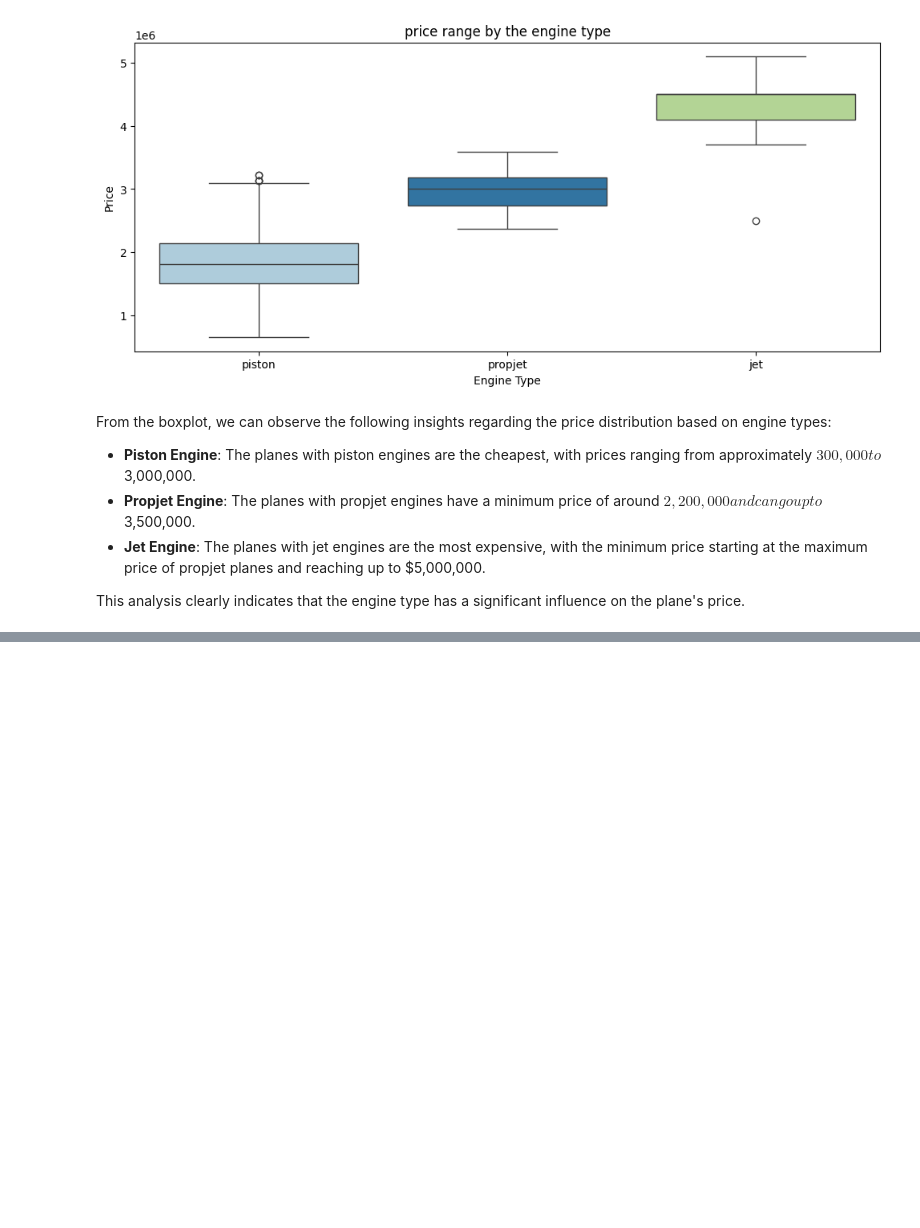
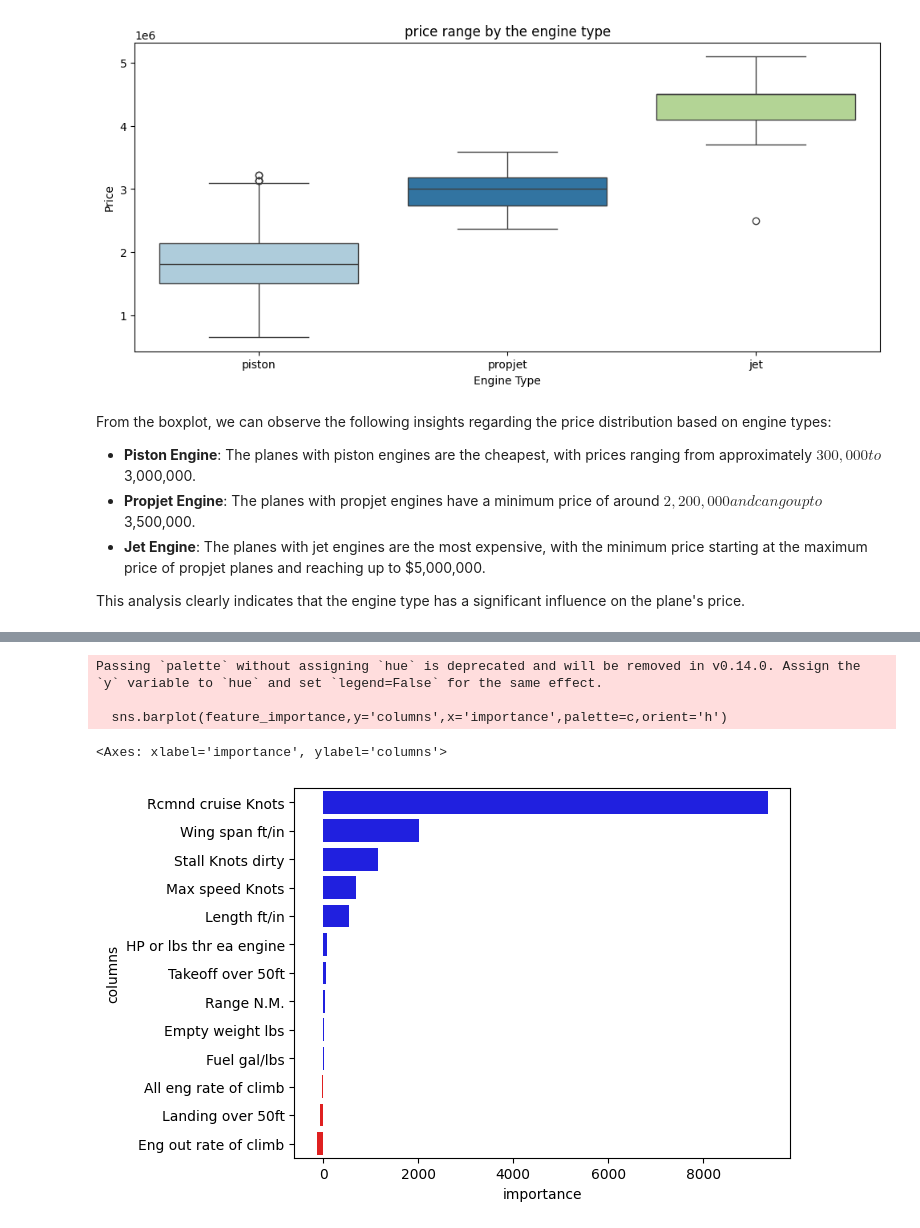
Before and after one commit to YassineSdk/plane_price_prediction, a Jupyter notebook: model.ipynb, the cells around one changed output, grey strips where cells are left out. Drawn from its saved outputs; the diff is of its cells as text; code cells hidden in the pictures; blank space fills up the shorter version.

```diff
--- a/model.ipynb
+++ b/model.ipynb
@@ -199,0 +244,3 @@ This analysis clearly indicates that the engine type has a significant influence
+# %%
+x = df[df.columns[1:14]]
+y = df['Price']
@@ -199,0 +249,8 @@ This analysis clearly indicates that the engine type has a significant influence
+# %%
+lr = LinearRegression()
+lr.fit(x,y)
+
+feature_importance = pd.DataFrame({
+    'columns' : x.columns ,
+    'importance' : lr.coef_
+}).sort_values(by='importance',ascending=False)
@@ -199,0 +274,9 @@ This analysis clearly indicates that the engine type has a significant influence
+# %%
+c = ['red' if x < 0 else 'blue' for x in feature_importance['importance']]
+sns.barplot(feature_importance,y='columns',x='importance',palette=c,orient='h')
+# %% [output]
+Passing `palette` without assigning `hue` is deprecated and will be removed in v0.14.0. Assign the `y` variable to `hue` and set `legend=False` for the same effect.
+
+  sns.barplot(feature_importance,y='columns',x='importance',palette=c,orient='h')
+<Axes: xlabel='importance', ylabel='columns'>
+[figure, added]
```
Also changed, not shown: parts of 17 cells of this notebook.
